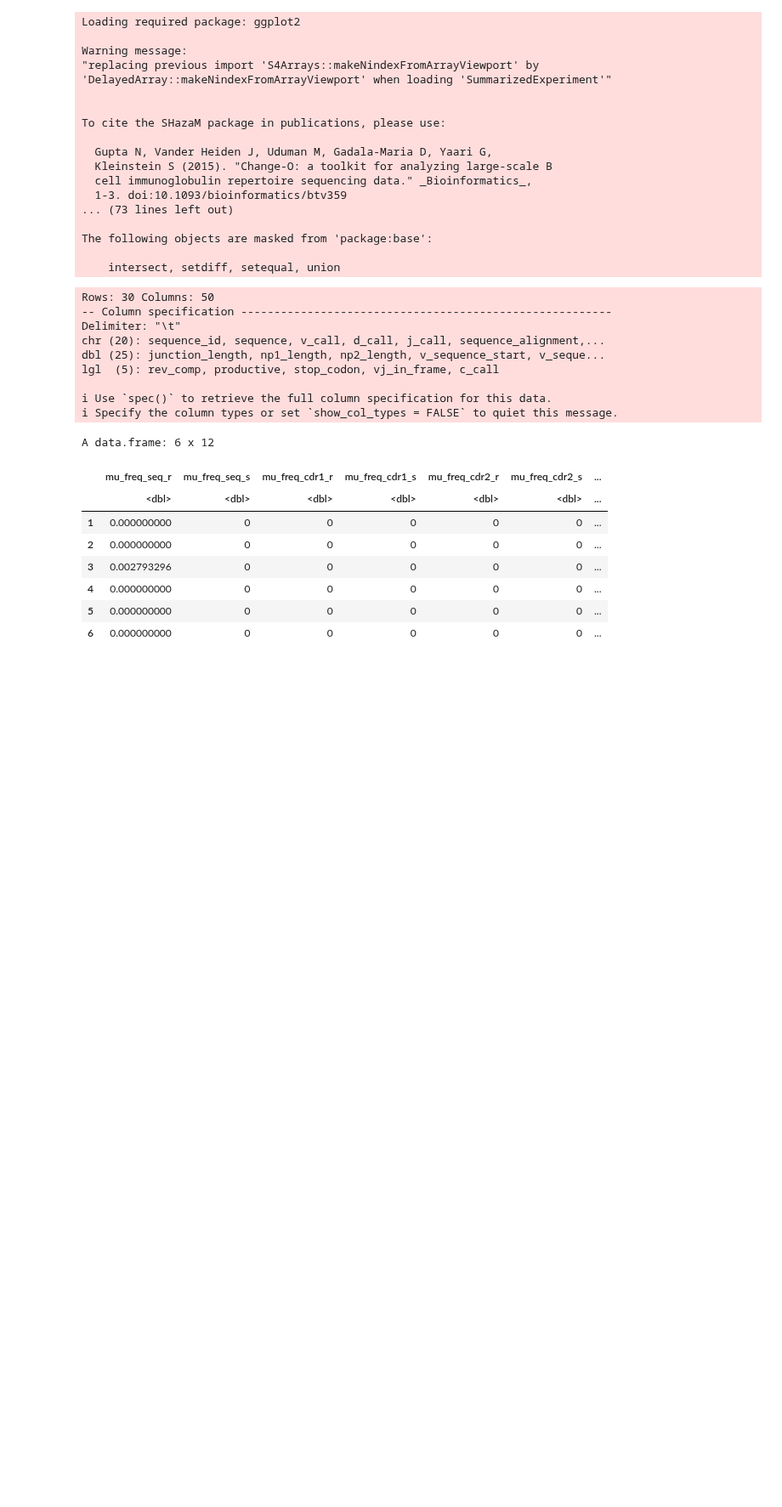
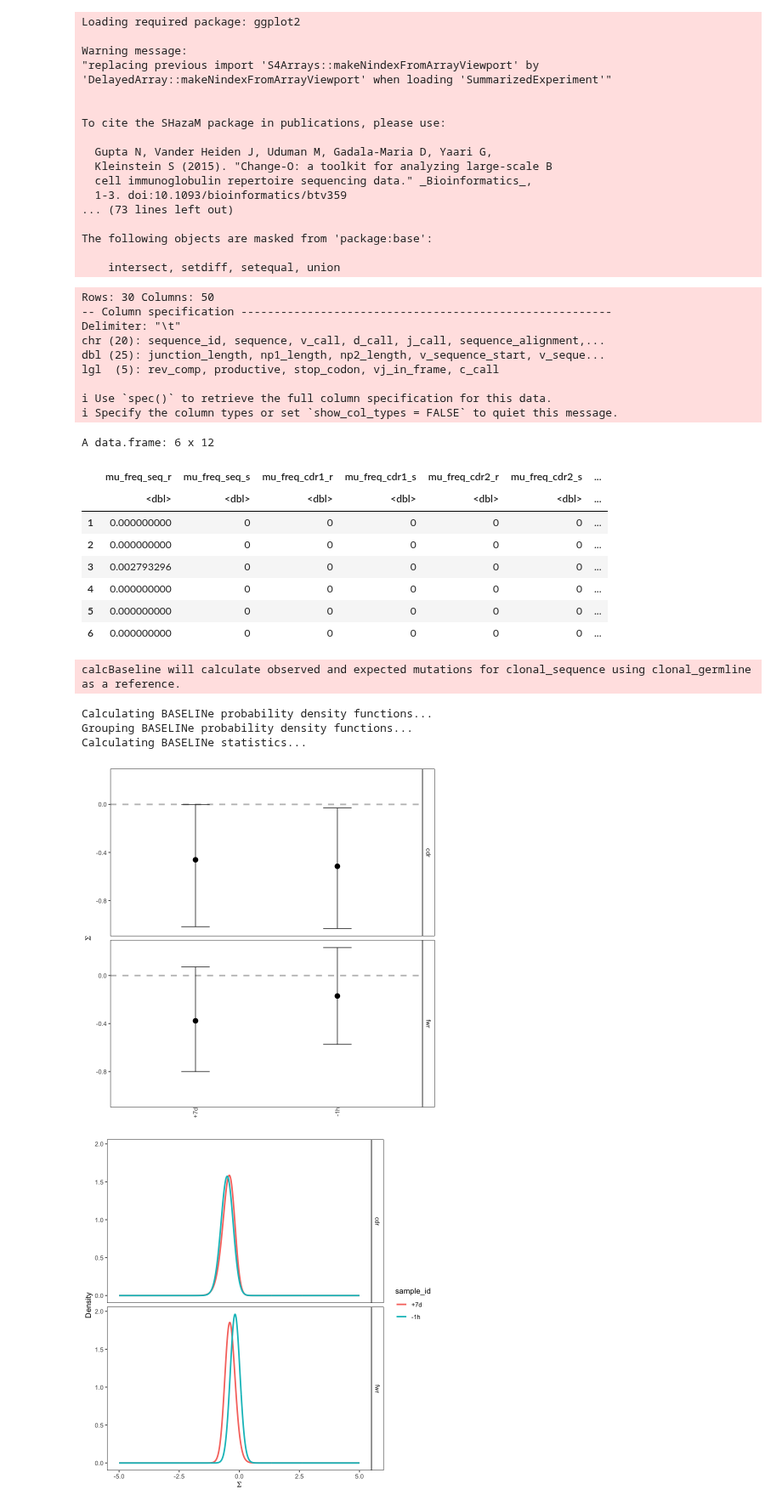
Before and after one commit to sofiacardenase/tesisbioinf-sofia, a Jupyter notebook: notebooks/shmmodelos.ipynb, the cells around one changed output. Shown at 85% size. Saved outputs shown, nothing was run; the diff lists cells and outputs as text; code cells hidden in the pictures; blank space fills up the shorter version.

```diff
--- a/notebooks/shmmodelos.ipynb
+++ b/notebooks/shmmodelos.ipynb
@@ -95,3 +95,48 @@ A data.frame: 6 x 12
 | 6 | 0.000000000 | 0 | 0 | 0 | 0 | 0 | ... |
 # %%
 readr::write_tsv(db_all,"output/mutation_model.tsv")
+# %%
+# BASELINE MODEL SHAZAM
+
+# 1. Cargar repertorio AIRR-compliant
+data(ExampleDb, package="alakazam")
+
+# Filtrar por isotipos de interés(cambiar dependiendo del repertorio)
+db <- subset(ExampleDb, c_call %in% c("IGHM","IGHD"))
+
+# 2. Colapsar clones a secuencia consenso
+clones <- collapseClones(
+  db,
+  cloneColumn="clone_id",
+  sequenceColumn="sequence_alignment",
+  germlineColumn="germline_alignment_d_mask",
+  regionDefinition=IMGT_V,
+  method="thresholdedFreq",
+  minimumFrequency=0.6,
+  includeAmbiguous=FALSE,
+  breakTiesStochastic=FALSE,
+  nproc=1
+)
+
+# 3. Calcular selección (observed + expected + baseline en un paso)
+baseline <- calcBaseline(
+  clones,
+  testStatistic="focused",       # estadístico recomendado
+  regionDefinition=IMGT_V,       # regiones CDR/FWR
+  targetingModel=HH_S5F,         # modelo humano 5-mer por defecto
+  nproc=1
+)
+
+# 4. Agrupar PDFs de selección por anotación (ej. sample_id)
+grouped <- groupBaseline(baseline, groupBy="sample_id")
+
+# 5. Visualizar resultados
+plotBaselineSummary(grouped, idColumn="sample_id")
+plotBaselineDensity(grouped, idColumn="sample_id")
+# %% [output]
+calcBaseline will calculate observed and expected mutations for clonal_sequence using clonal_germline as a reference.
+Calculating BASELINe probability density functions...
+Grouping BASELINe probability density functions...
+Calculating BASELINe statistics...
+[figure, added]
+[figure, added]
```
